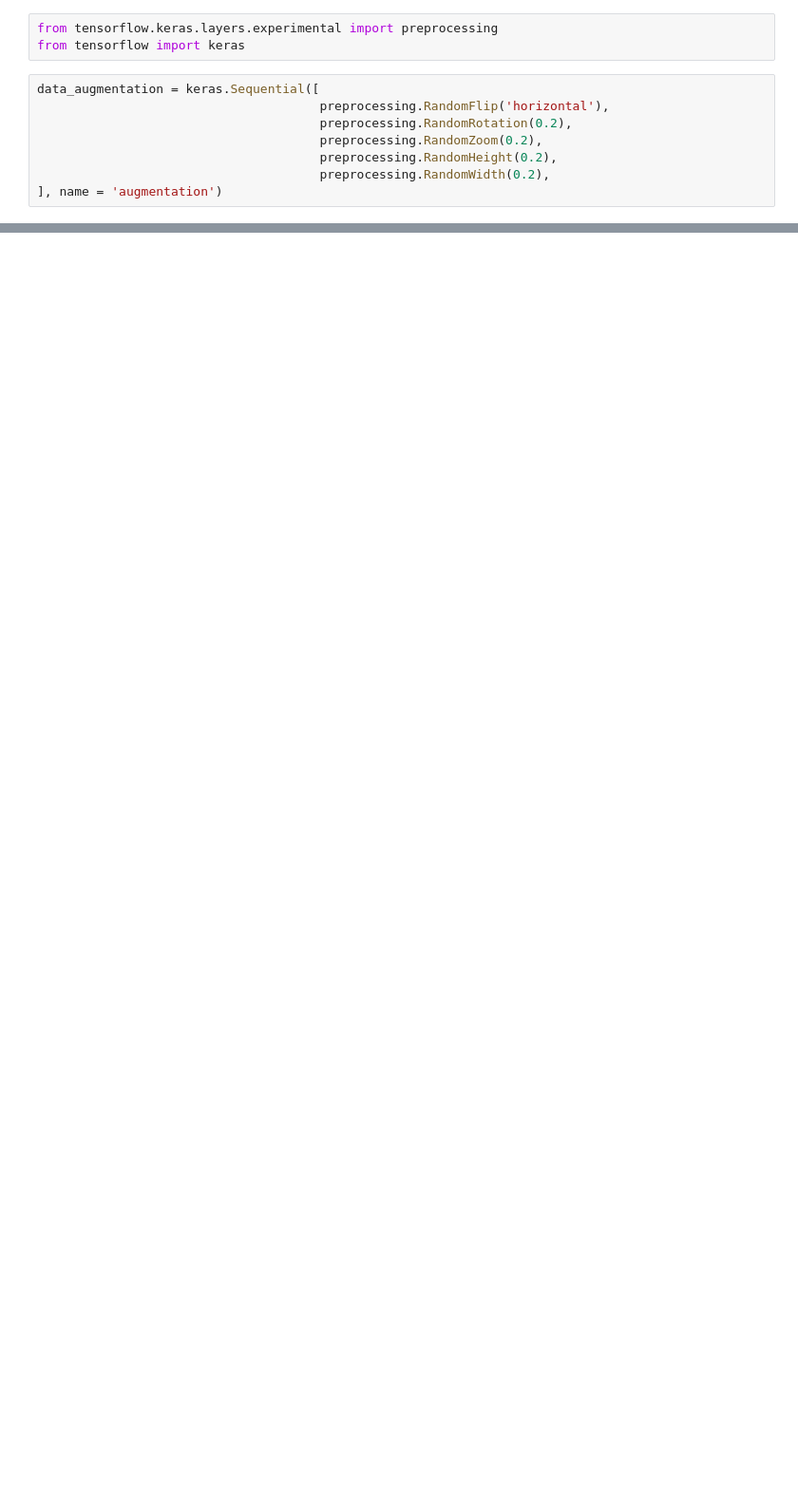
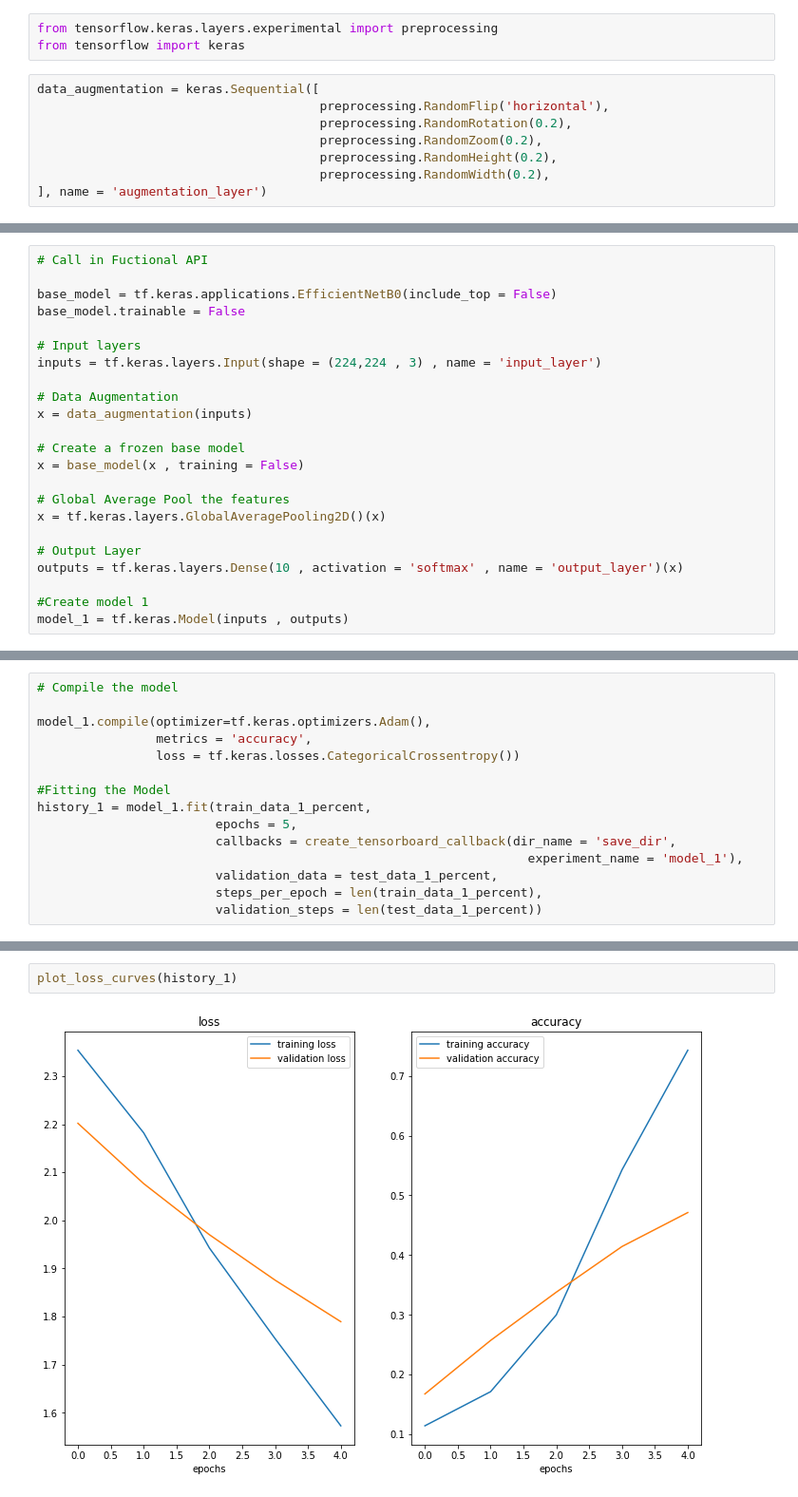
Before and after one commit to 86lekwenshiung/Neural-Network-with-Tensorflow, a Jupyter notebook: 05_Transfer_Learning_with_Tensorflow_Part_2.ipynb, the cells around one changed output, grey strips where cells are left out. Shown at 95% size. Drawn from its saved outputs; the diff is of its cells as text; blank space fills up the shorter version.

```diff
--- a/05_Transfer_Learning_with_Tensorflow_Part_2.ipynb
+++ b/05_Transfer_Learning_with_Tensorflow_Part_2.ipynb
@@ -518,7 +519,7 @@ data_augmentation = keras.Sequential([
                                       preprocessing.RandomZoom(0.2),
                                       preprocessing.RandomHeight(0.2),
                                       preprocessing.RandomWidth(0.2),
-], name = 'augmentation')
+], name = 'augmentation_layer')
 # %%
 view_random_image(target_class = 'sushi' , target_path=train_1_percent_dir)
 # %% [output]
@@ -562,0 +569,23 @@ plt.title(f'Augmented Picture');
+# %%
+# Call in Fuctional API
+
+base_model = tf.keras.applications.EfficientNetB0(include_top = False)
+base_model.trainable = False
+
+# Input layers
+inputs = tf.keras.layers.Input(shape = (224,224 , 3) , name = 'input_layer')
+
+# Data Augmentation
+x = data_augmentation(inputs)
+
+# Create a frozen base model
+x = base_model(x , training = False)
+
+# Global Average Pool the features
+x = tf.keras.layers.GlobalAveragePooling2D()(x)
+
+# Output Layer
+outputs = tf.keras.layers.Dense(10 , activation = 'softmax' , name = 'output_layer')(x)
+
+#Create model 1
+model_1 = tf.keras.Model(inputs , outputs)
@@ -562,0 +594,15 @@ plt.title(f'Augmented Picture');
+# %%
+# Compile the model
+
+model_1.compile(optimizer=tf.keras.optimizers.Adam(),
+                metrics = 'accuracy',
+                loss = tf.keras.losses.CategoricalCrossentropy())
+
+#Fitting the Model
+history_1 = model_1.fit(train_data_1_percent,
+                        epochs = 5,
+                        callbacks = create_tensorboard_callback(dir_name = 'save_dir',
+                                                                  experiment_name = 'model_1'),
+                        validation_data = test_data_1_percent,
+                        steps_per_epoch = len(train_data_1_percent),
+                        validation_steps = len(test_data_1_percent))
@@ -562,0 +647,4 @@ plt.title(f'Augmented Picture');
+# %%
+plot_loss_curves(history_1)
+# %% [output]
+[figure, added]
```
Also changed, not shown: parts of 37 cells of this notebook.
